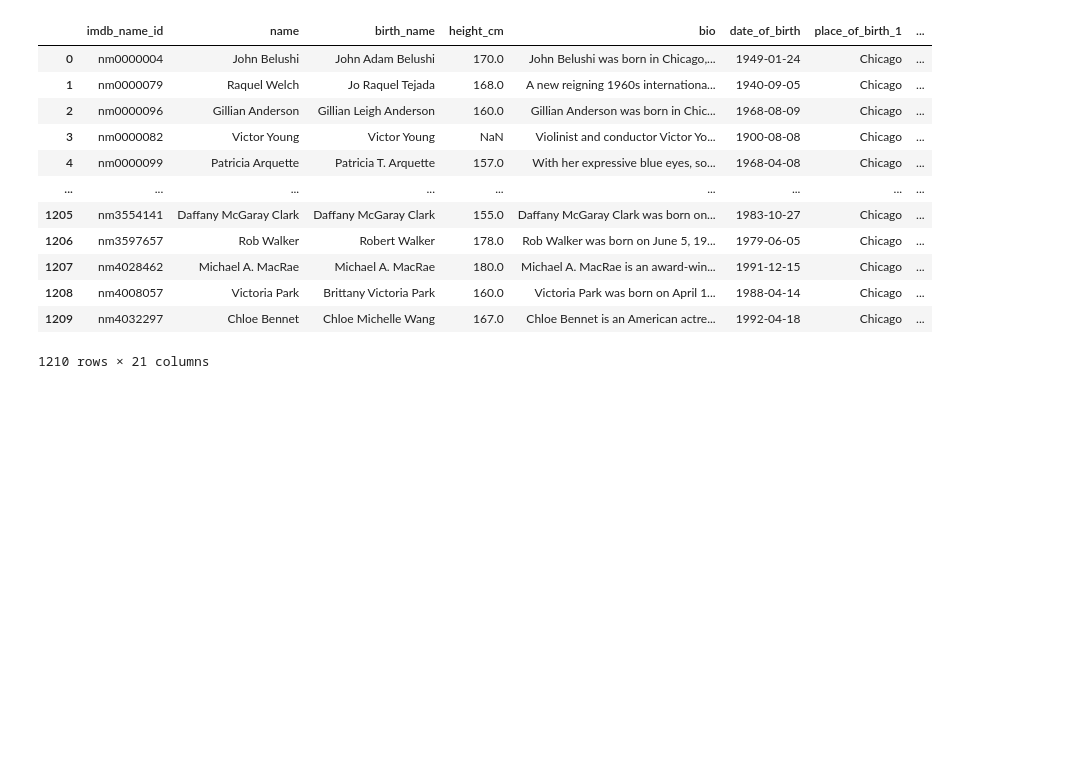
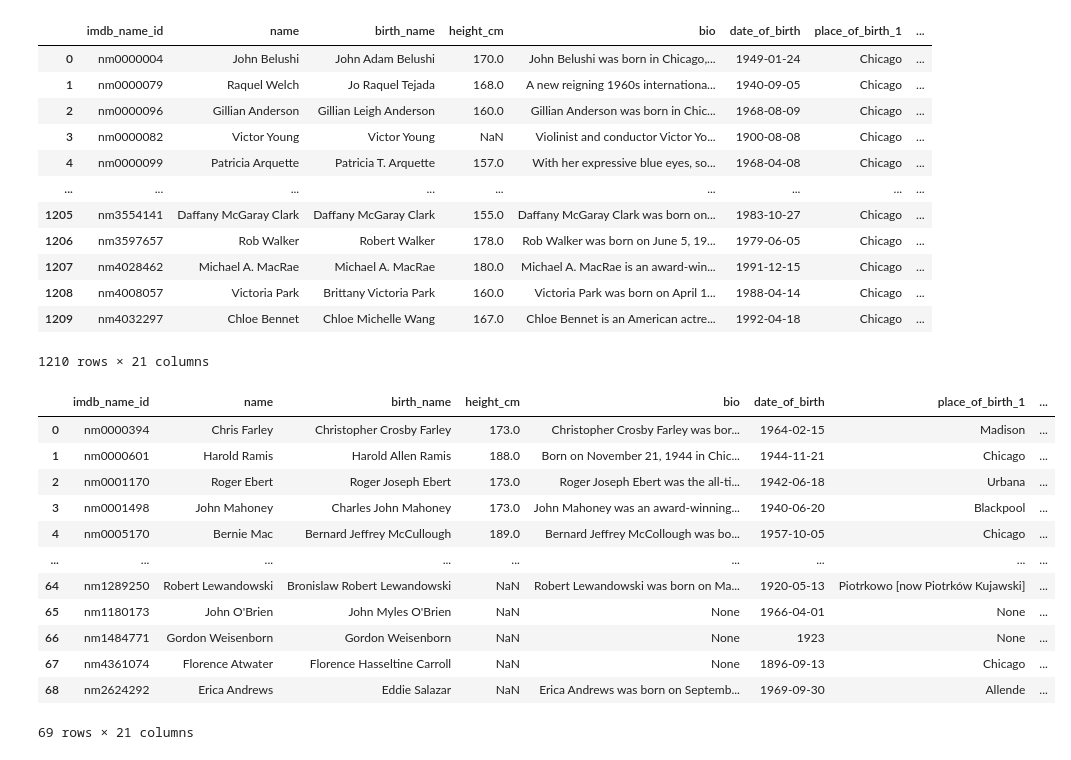
Before and after one commit to junettel/ETL-project, a Jupyter notebook: etl-project.ipynb, the cells around one changed output. Saved outputs shown, nothing was run; the diff lists cells and outputs as text; code cells hidden in the pictures; blank space fills up the shorter version.

```diff
--- a/etl-project.ipynb
+++ b/etl-project.ipynb
@@ -396,3 +397,20 @@ pd.read_sql_query("select * from names where place_of_birth_1='Chicago'", con=en
 | 1208 | nm4008057 | Victoria Park | Brittany Victoria Park | 160.0 | Victoria Park was born on April 1... | 1988-04-14 | Chicago | ... |
 | 1209 | nm4032297 | Chloe Bennet | Chloe Michelle Wang | 167.0 | Chloe Bennet is an American actre... | 1992-04-18 | Chicago | ... |
 1210 rows × 21 columns
+# %%
+# Actors/actresses/personnel whose place of death is Chicago
+pd.read_sql_query("select * from names where place_of_death_1='Chicago'", con=engine)
+# %% [output]
+|  | imdb_name_id | name | birth_name | height_cm | bio | date_of_birth | place_of_birth_1 | ... |
+| 0 | nm0000394 | Chris Farley | Christopher Crosby Farley | 173.0 | Christopher Crosby Farley was bor... | 1964-02-15 | Madison | ... |
+| 1 | nm0000601 | Harold Ramis | Harold Allen Ramis | 188.0 | Born on November 21, 1944 in Chic... | 1944-11-21 | Chicago | ... |
+| 2 | nm0001170 | Roger Ebert | Roger Joseph Ebert | 173.0 | Roger Joseph Ebert was the all-ti... | 1942-06-18 | Urbana | ... |
+| 3 | nm0001498 | John Mahoney | Charles John Mahoney | 173.0 | John Mahoney was an award-winning... | 1940-06-20 | Blackpool | ... |
+| 4 | nm0005170 | Bernie Mac | Bernard Jeffrey McCullough | 189.0 | Bernard Jeffrey McCollough was bo... | 1957-10-05 | Chicago | ... |
+| ... | ... | ... | ... | ... | ... | ... | ... | ... |
+| 64 | nm1289250 | Robert Lewandowski | Bronislaw Robert Lewandowski | NaN | Robert Lewandowski was born on Ma... | 1920-05-13 | Piotrkowo [now Piotrków Kujawski] | ... |
+| 65 | nm1180173 | John O'Brien | John Myles O'Brien | NaN | None | 1966-04-01 | None | ... |
+| 66 | nm1484771 | Gordon Weisenborn | Gordon Weisenborn | NaN | None | 1923 | None | ... |
+| 67 | nm4361074 | Florence Atwater | Florence Hasseltine Carroll | NaN | None | 1896-09-13 | Chicago | ... |
+| 68 | nm2624292 | Erica Andrews | Eddie Salazar | NaN | Erica Andrews was born on Septemb... | 1969-09-30 | Allende | ... |
+69 rows × 21 columns
```
Also changed, not shown: parts of 5 cells of this notebook.
